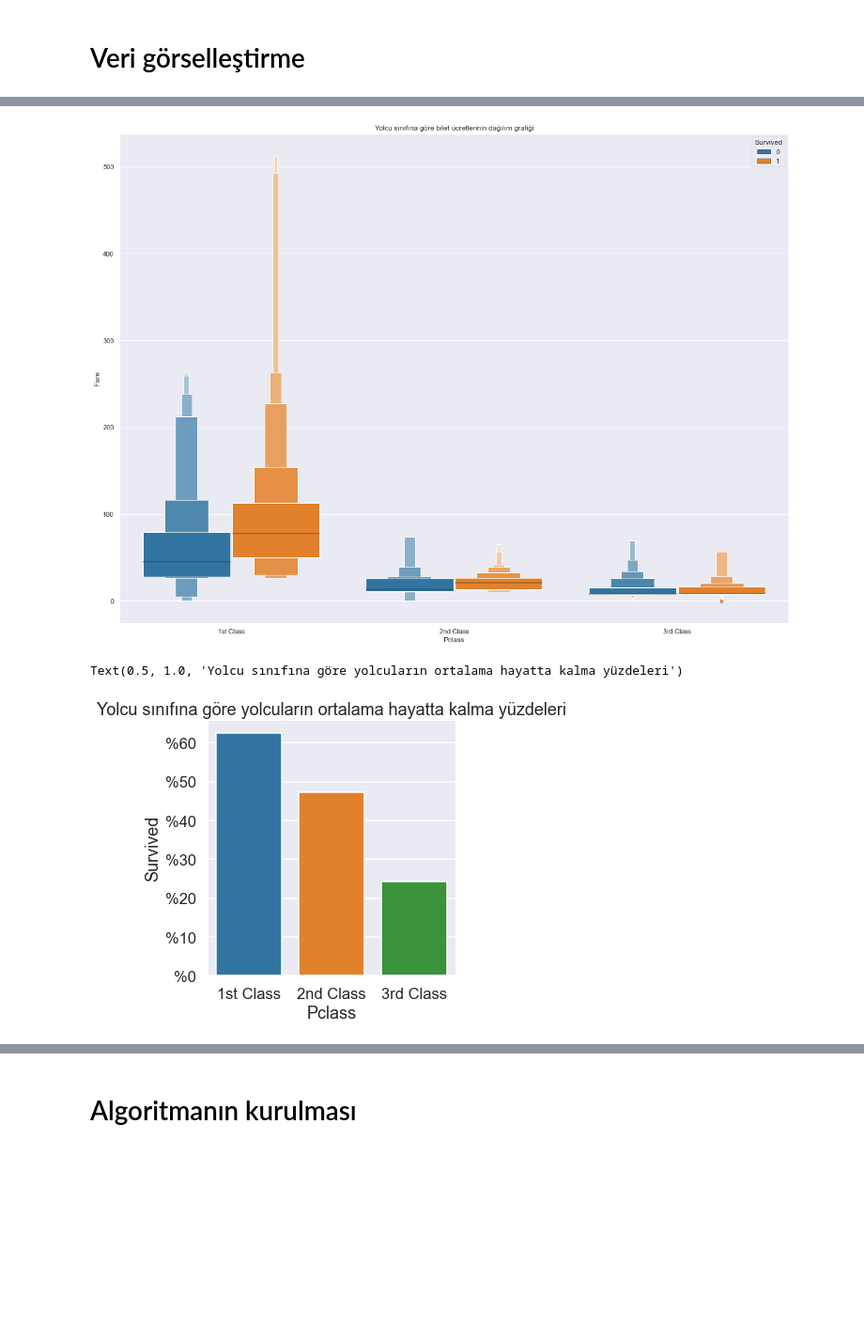
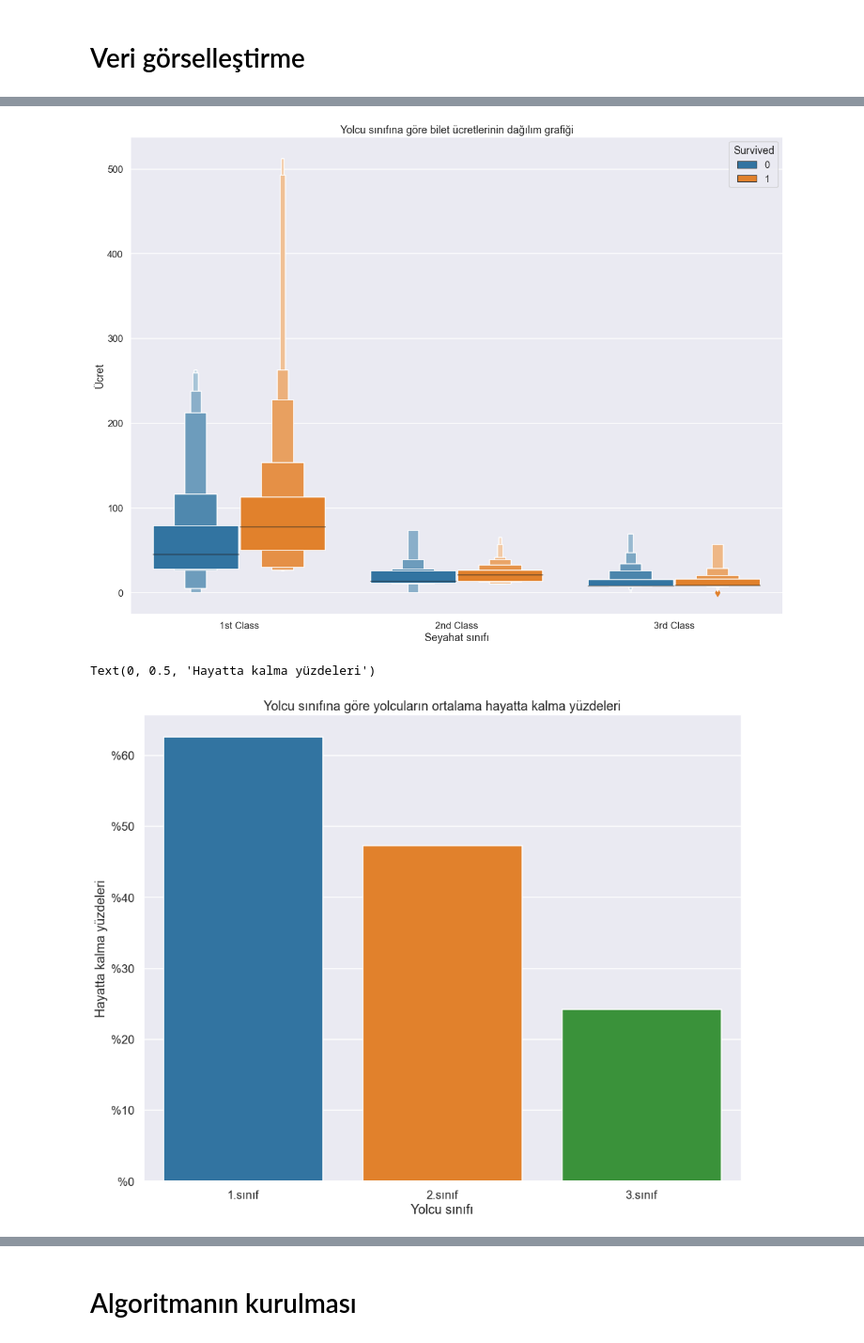
Before and after one commit to onatto11/titanic, a Jupyter notebook: Titanic.ipynb, the cells around one changed output, grey strips where cells are left out. Shown at 94% size. Drawn from its saved outputs; the diff is of its cells as text; code cells hidden in the pictures; blank space fills up the shorter version.

```diff
--- a/Titanic.ipynb
+++ b/Titanic.ipynb
@@ -218,11 +257,6 @@ Name: crowded_family, dtype: int64
 #daha alt sınıflardan bilet almışlar. Buna karşın, genç yolcuların gemiden öncelikli biçimde
 #tahliye edildiği verisine de sahibiz. Bu çelişen iki girdiyi tek bir kolonda topladım.
 train["age_and_class"] = (train["Age"] <= train.Age.mean()) | (train["Pclass"] == 1)
-train["age_and_class"].fillna(value=0, inplace=True)
 train["age_and_class"] = train["age_and_class"].astype("int64")
-for i in train["age_and_class"]:
-    i = int(i)
-    if i != train.age_and_class.isnull().any():
-        train["age_and_class"].replace({i:1})
-train.age_and_class.value_counts()
+train.age_and_class.isna().value_counts()
 # %% [output]
@@ -233,12 +275,7 @@ Name: age_and_class, dtype: int64
 #Yolcuların sınıfı ve yaşları arasında negatif bir korelasyon var, yani genç yolcular genelde
 #daha alt sınıflardan bilet almışlar. Buna karşın, genç yolcuların gemiden öncelikli biçimde
 #tahliye edildiği verisine de sahibiz. Bu çelişen iki girdiyi tek bir kolonda topladım.
-train["embarkloc"] = (train["Embarked"] == 0)
-train["embarkloc"].fillna(value=0, inplace=True)
-train["embarkloc"] = train["embarkloc"].astype("int64")
-for i in train["embarkloc"]:
-    i = int(i)
-    if i != train.embarkloc.isnull().any():
-        train["embarkloc"].replace({i:1})
-train.embarkloc.value_counts()
+train["high_fare"] = (train["Fare"] >= train.Fare.mean()) | (train["Pclass"] == 1)
+train["high_fare"] = train["high_fare"].astype("int64")
+train.high_fare.isna().value_counts()
 # %% [output]
@@ -248,12 +283,0 @@ Name: embarkloc, dtype: int64
-# %%
-#Yolcuların sınıfı ve yaşları arasında negatif bir korelasyon var, yani genç yolcular genelde
-#daha alt sınıflardan bilet almışlar. Buna karşın, genç yolcuların gemiden öncelikli biçimde
-#tahliye edildiği verisine de sahibiz. Bu çelişen iki girdiyi tek bir kolonda topladım.
-train["high_fare"] = (train["Fare"] >= train.Fare.mean()) | (train["Pclass"] == 1)
-train["high_fare"].fillna(value=0, inplace=True)
-train["high_fare"] = train["high_fare"].astype("int64")
-for i in train["high_fare"]:
-    i = int(i)
-    if i != train.high_fare.isnull().any():
-        train["high_fare"].replace({i:1})
-train.high_fare.value_counts()
@@ -285,23 +308,28 @@ g.set_xticklabels(["Dead", "Alive"])
 # %%
 #Yolcuların hangi sınıfta seyahat ettiğine göre bilete ödedikleri ücretin dağılımını gösteren kutu grafiği
-sns.set_context("notebook")
-ax = plt.subplots(figsize=(20, 15))
+sns.set_context("talk")
+plt.figure(figsize=(20, 15))
 g1 = sns.boxenplot("Pclass", "Fare", hue="Survived", data=train)
 g1.set_xticklabels(["1st Class", "2nd Class", "3rd Class"])
 plt.title("Yolcu sınıfına göre bilet ücretlerinin dağılım grafiği")
+plt.ylabel("Ücret")
+plt.xlabel("Seyahat sınıfı")
 plt.show()
 # %% [output]
-[figure, old version]
+[figure, new version]
 # %%
 #Yolcuların seyahat sınıfına göre hayatta kalma yüzdeleri
 sns.set_context("talk")
-g = sns.catplot("Pclass", "Survived", data=train, kind="bar", ci=None)
-g.set_yticklabels(["%0", "%10", "%20", "%30", "%40", "%50", "%60"])
-g.set_xticklabels(["1st Class", "2nd Class", "3rd Class"])
+plt.figure(figsize=(15, 12))
+g = sns.barplot("Pclass", "Survived", data=train, ci=None)
+g.set_yticklabels(["%0", "%10", "%20", "%30", "%40", "%50", "%60", "%70"])
+g.set_xticklabels(["1.sınıf", "2.sınıf", "3.sınıf"])
 plt.title("Yolcu sınıfına göre yolcuların ortalama hayatta kalma yüzdeleri")
+plt.xlabel("Yolcu sınıfı")
+plt.ylabel("Hayatta kalma yüzdeleri")
 # %% [output]
-Text(0.5, 1.0, 'Yolcu sınıfına göre yolcuların ortalama hayatta kalma yüzdeleri')
+Text(0, 0.5, 'Hayatta kalma yüzdeleri')
-[figure, old version]
+[figure, new version]
 # %%
 #Hayatta kalanların cinsiyete göre yüzdesel dağılımı
 sns.set_context("talk")
```
Also changed, not shown: parts of 53 cells of this notebook.
